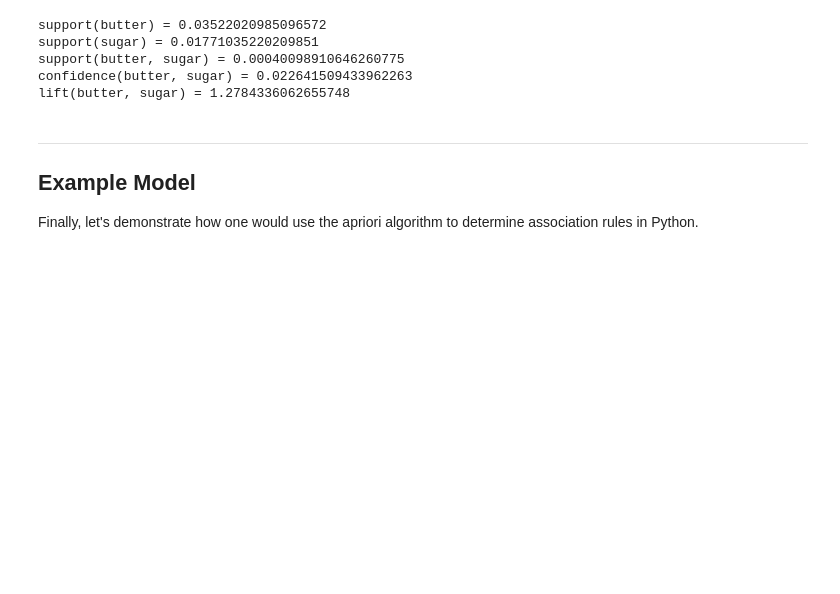
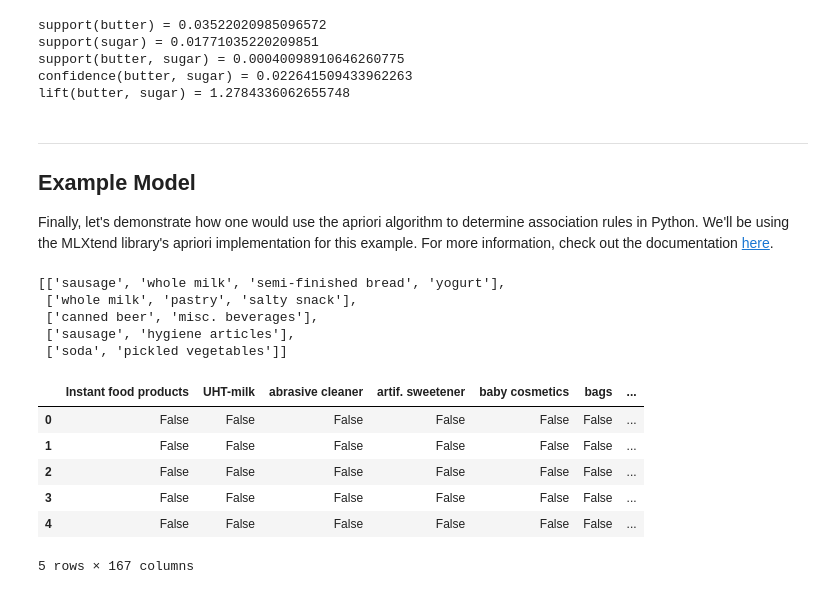
Before and after one commit to teellis/UnsupervisedLearning-Tutorial, a Jupyter notebook: Unsupervised_Lesson2.ipynb, the cells around one changed output. Drawn from its saved outputs; the diff is of its cells as text; code cells hidden in the pictures; blank space fills up the shorter version.

```diff
--- a/Unsupervised_Lesson2.ipynb
+++ b/Unsupervised_Lesson2.ipynb
@@ -229,4 +220,4 @@ lift(butter, sugar) = 1.2784336062655748
 
 ## Example Model
 
-Finally, let's demonstrate how one would use the apriori algorithm to determine association rules in Python.
+Finally, let's demonstrate how one would use the apriori algorithm to determine association rules in Python. We'll be using the MLXtend library's apriori implementation for this example. For more information, check out the documentation [here](http://rasbt.github.io/mlxtend/user_guide/frequent_patterns/apriori/).
@@ -234,0 +227,25 @@ Finally, let's demonstrate how one would use the apriori algorithm to determine
+# %%
+# MLXtend's apriori function takes in a one-hot encoded dataframe
+# Extract transactions from dataframe
+transactions = [x for x in df_purchases]
+transactions[0:5]
+# %% [output]
+[['sausage', 'whole milk', 'semi-finished bread', 'yogurt'],
+ ['whole milk', 'pastry', 'salty snack'],
+ ['canned beer', 'misc. beverages'],
+ ['sausage', 'hygiene articles'],
+ ['soda', 'pickled vegetables']]
+# %%
+# One-hot encode transactions
+te = TransactionEncoder()
+te_ary = te.fit(transactions).transform(transactions)
+encoded_transactions = pd.DataFrame(te_ary, columns=te.columns_)
+encoded_transactions.head()
+# %% [output]
+|  | Instant food products | UHT-milk | abrasive cleaner | artif. sweetener | baby cosmetics | bags | ... |
+| 0 | False | False | False | False | False | False | ... |
+| 1 | False | False | False | False | False | False | ... |
+| 2 | False | False | False | False | False | False | ... |
+| 3 | False | False | False | False | False | False | ... |
+| 4 | False | False | False | False | False | False | ... |
+5 rows × 167 columns
```
Also changed, not shown: parts of 15 cells of this notebook.
